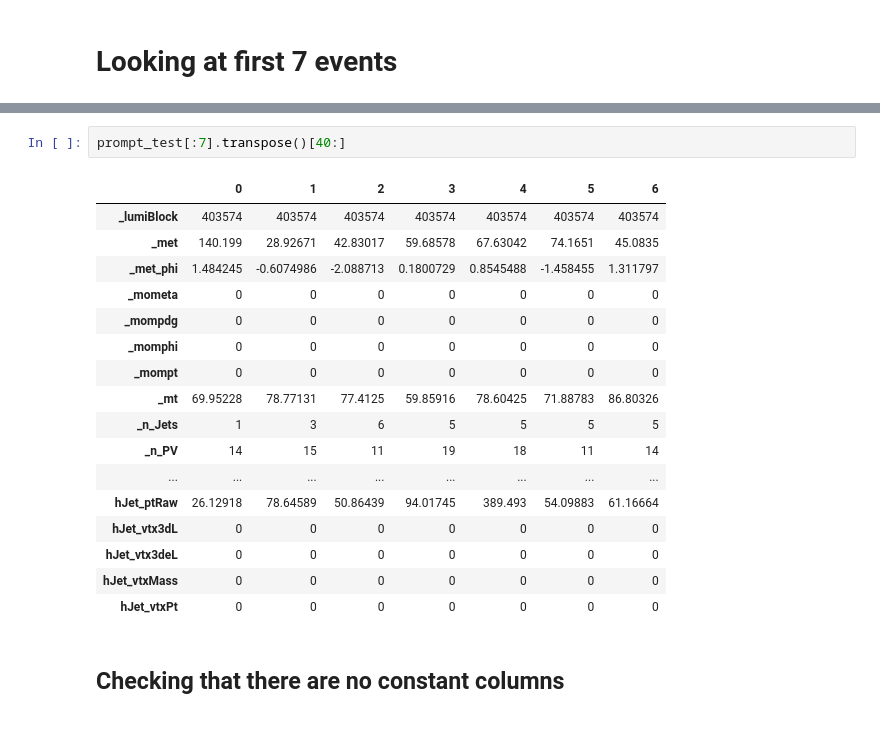
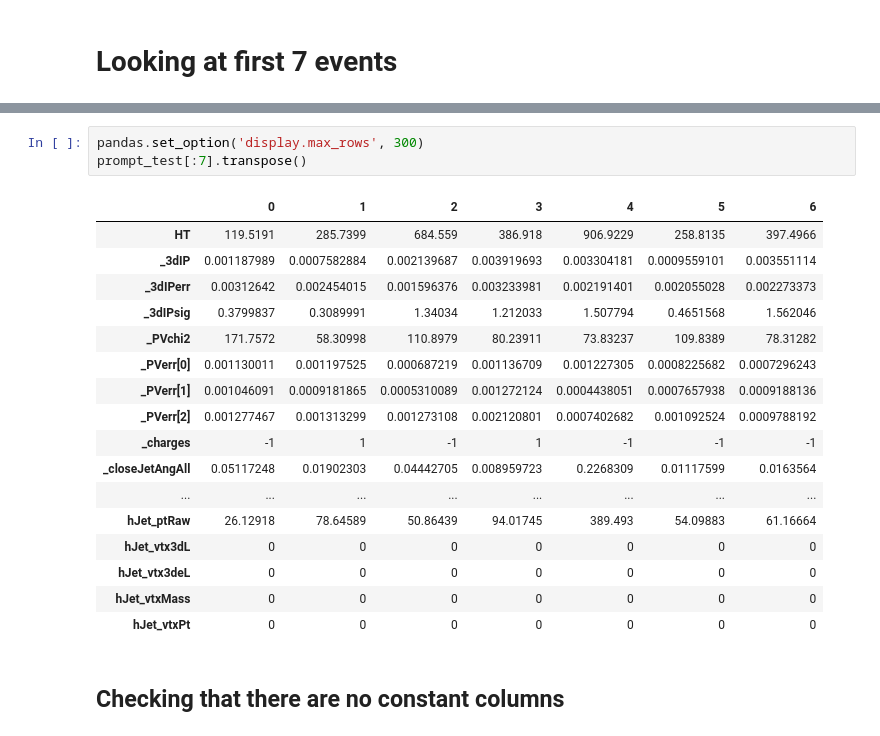
Before and after one commit to arogozhnikov/FakeLeptons, a Jupyter notebook: notebooks/SimpleTraining.ipynb, the cells around one changed output, grey strips where cells are left out. Drawn from its saved outputs; the diff is of its cells as text.

```diff
--- a/notebooks/SimpleTraining.ipynb
+++ b/notebooks/SimpleTraining.ipynb
@@ -112,23 +93,24 @@ prompt_test[:7].transpose()[:40]
-# %%
-prompt_test[:7].transpose()[40:]
-# %% [output]
-|  | 0 | 1 | 2 | 3 | 4 | 5 | 6 |
-| _lumiBlock | 403574 | 403574 | 403574 | 403574 | 403574 | 403574 | 403574 |
-| _met | 140.199 | 28.92671 | 42.83017 | 59.68578 | 67.63042 | 74.1651 | 45.0835 |
-| _met_phi | 1.484245 | -0.6074986 | -2.088713 | 0.1800729 | 0.8545488 | -1.458455 | 1.311797 |
-| _mometa | 0 | 0 | 0 | 0 | 0 | 0 | 0 |
-| _mompdg | 0 | 0 | 0 | 0 | 0 | 0 | 0 |
-| _momphi | 0 | 0 | 0 | 0 | 0 | 0 | 0 |
-| _mompt | 0 | 0 | 0 | 0 | 0 | 0 | 0 |
-| _mt | 69.95228 | 78.77131 | 77.4125 | 59.85916 | 78.60425 | 71.88783 | 86.80326 |
-| _n_Jets | 1 | 3 | 6 | 5 | 5 | 5 | 5 |
-| _n_PV | 14 | 15 | 11 | 19 | 18 | 11 | 14 |
-| ... | ... | ... | ... | ... | ... | ... | ... |
-| hJet_ptRaw | 26.12918 | 78.64589 | 50.86439 | 94.01745 | 389.493 | 54.09883 | 61.16664 |
-| hJet_vtx3dL | 0 | 0 | 0 | 0 | 0 | 0 | 0 |
-| hJet_vtx3deL | 0 | 0 | 0 | 0 | 0 | 0 | 0 |
-| hJet_vtxMass | 0 | 0 | 0 | 0 | 0 | 0 | 0 |
-| hJet_vtxPt | 0 | 0 | 0 | 0 | 0 | 0 | 0 |
+# %%
+pandas.set_option('display.max_rows', 300)
+prompt_test[:7].transpose()
+# %% [output]
+|  | 0 | 1 | 2 | 3 | 4 | 5 | 6 |
+| HT | 119.5191 | 285.7399 | 684.559 | 386.918 | 906.9229 | 258.8135 | 397.4966 |
+| _3dIP | 0.001187989 | 0.0007582884 | 0.002139687 | 0.003919693 | 0.003304181 | 0.0009559101 | 0.003551114 |
+| _3dIPerr | 0.00312642 | 0.002454015 | 0.001596376 | 0.003233981 | 0.002191401 | 0.002055028 | 0.002273373 |
+| _3dIPsig | 0.3799837 | 0.3089991 | 1.34034 | 1.212033 | 1.507794 | 0.4651568 | 1.562046 |
+| _PVchi2 | 171.7572 | 58.30998 | 110.8979 | 80.23911 | 73.83237 | 109.8389 | 78.31282 |
+| _PVerr[0] | 0.001130011 | 0.001197525 | 0.000687219 | 0.001136709 | 0.001227305 | 0.0008225682 | 0.0007296243 |
+| _PVerr[1] | 0.001046091 | 0.0009181865 | 0.0005310089 | 0.001272124 | 0.0004438051 | 0.0007657938 | 0.0009188136 |
+| _PVerr[2] | 0.001277467 | 0.001313299 | 0.001273108 | 0.002120801 | 0.0007402682 | 0.001092524 | 0.0009788192 |
+| _charges | -1 | 1 | -1 | 1 | -1 | -1 | -1 |
+| _closeJetAngAll | 0.05117248 | 0.01902303 | 0.04442705 | 0.008959723 | 0.2268309 | 0.01117599 | 0.0163564 |
+| ... | ... | ... | ... | ... | ... | ... | ... |
+| hJet_ptRaw | 26.12918 | 78.64589 | 50.86439 | 94.01745 | 389.493 | 54.09883 | 61.16664 |
+| hJet_vtx3dL | 0 | 0 | 0 | 0 | 0 | 0 | 0 |
+| hJet_vtx3deL | 0 | 0 | 0 | 0 | 0 | 0 | 0 |
+| hJet_vtxMass | 0 | 0 | 0 | 0 | 0 | 0 | 0 |
+| hJet_vtxPt | 0 | 0 | 0 | 0 | 0 | 0 | 0 |
 # %% [markdown]
 ## Checking that there are no constant columns
 # %%
```
Also changed, not shown: parts of 4 cells of this notebook.
